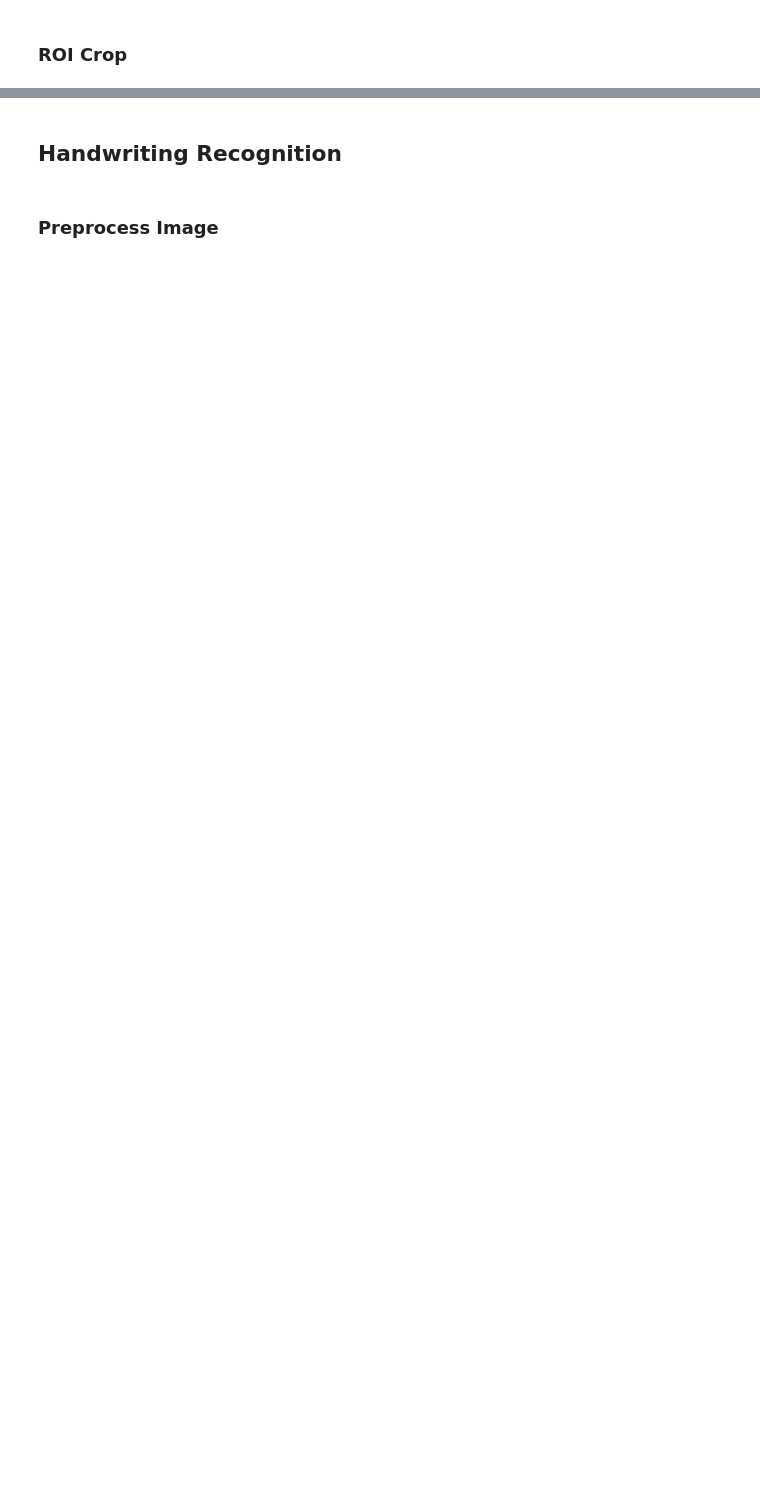
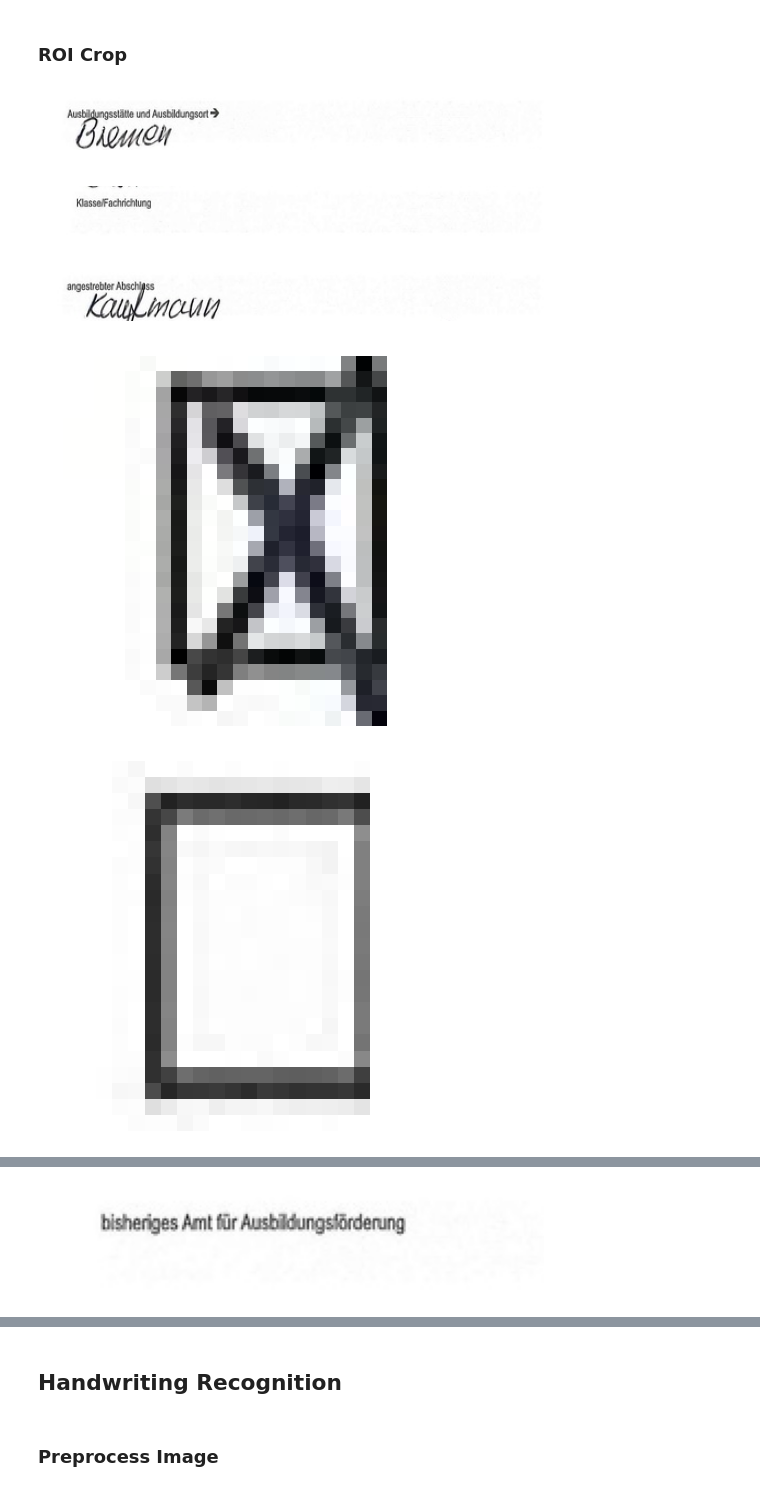
Before and after one commit to DevTimBo/SmartApp-Project, a Jupyter notebook: pipeline/pipeline_notebook.ipynb, the cells around one changed output, grey strips where cells are left out. Saved outputs shown, nothing was run; the diff lists cells and outputs as text; code cells hidden in the pictures; blank space fills up the shorter version.

```diff
--- a/pipeline/pipeline_notebook.ipynb
+++ b/pipeline/pipeline_notebook.ipynb
@@ -42,14 +78,38 @@ ValueError: Cannot assign value to variable ' yolo_v8_head_1_class_3_conv/kernel
 ### ROI Crop
 # %%
 # Crop ROI
+import cv2
+def crop(xmin, ymin, xmax, ymax, image_path):
+    image = cv2.imread(image_path)
+    xmin = int(round(xmin))
+    ymin = int(round(ymin))
+    xmax = int(round(xmax))
+    ymax = int(round(ymax))
+    # width = int(round(width))
+    # height = int(round(height))
+    # rowBeg = y
+    # rowEnd = y + height
+    # columnBeg = x
+    # columnEnd = x + width
+    imgCropped = image[ymin:ymax, xmin:xmax]
+    return imgCropped
 
-# added this cause Bounding Box is not finished nor is ROI finished
-image_paths = "data/hallo.jpg","data/hallo.jpg"
-img_size=(preprocess.handwriting_img_w, preprocess.handwriting_img_h)
-images = []
-for image_path in image_paths:
-    image = tf.io.read_file(image_path)
-    image = tf.image.decode_png(image, 1)
-    image = preprocess.distortion_free_resize(image, img_size)
-    image = tf.cast(image, tf.float32) / 255.0
-    images.append(image)
+import os
+import matplotlib.pyplot as plt
+save_directory = 'data'
+os.makedirs(save_directory, exist_ok=True)
+images_cropped = []
+boxes = boxes[0]
+for box in boxes:
+    xmin, ymin, xmax, ymax = box
+    imgCropped = crop(xmin, ymin, xmax, ymax, IMAGE_PATH)
+    images_cropped.append(imgCropped)
+    plt.axis("off")
+    plt.imshow(imgCropped, cmap='gray')
+    plt.show()
+# %% [output]
+[figure, added]
+[figure, added]
+[figure, added]
+[figure, added]
+[figure, added]
@@ -55,0 +118 @@ for image_path in image_paths:
+[figure, added]
```
Also changed, not shown: parts of 28 cells of this notebook, 9 other files.
